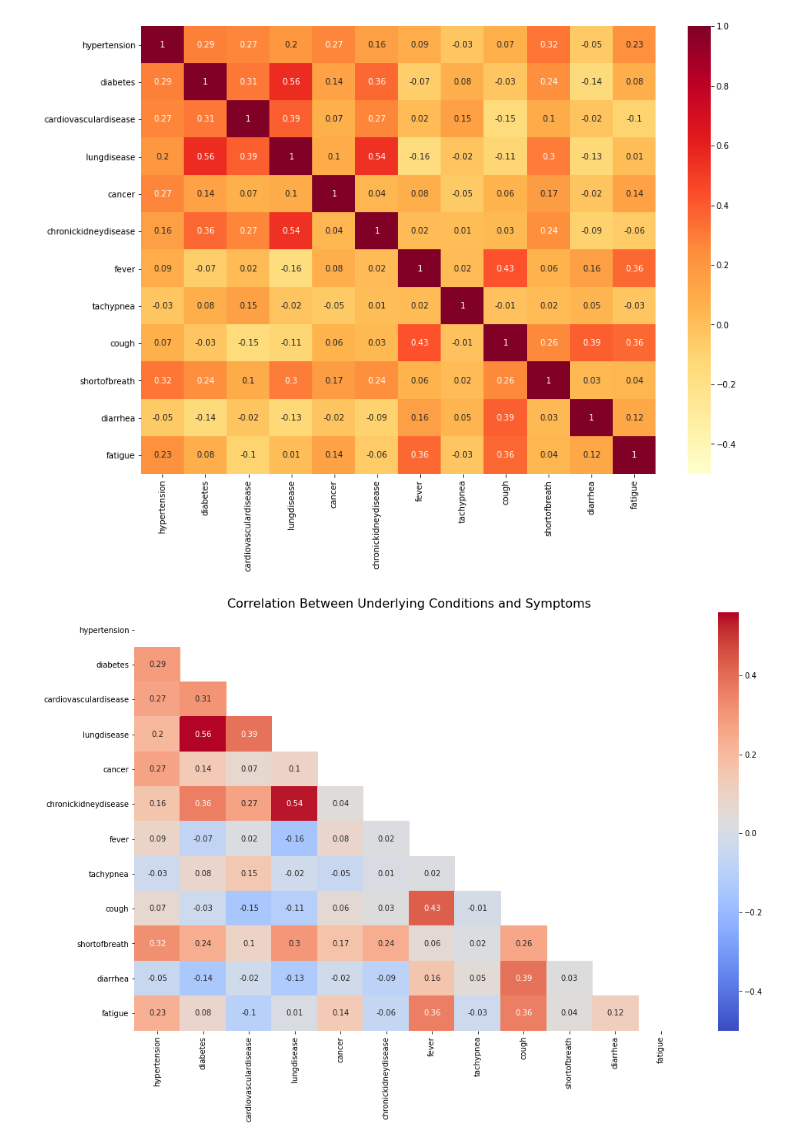
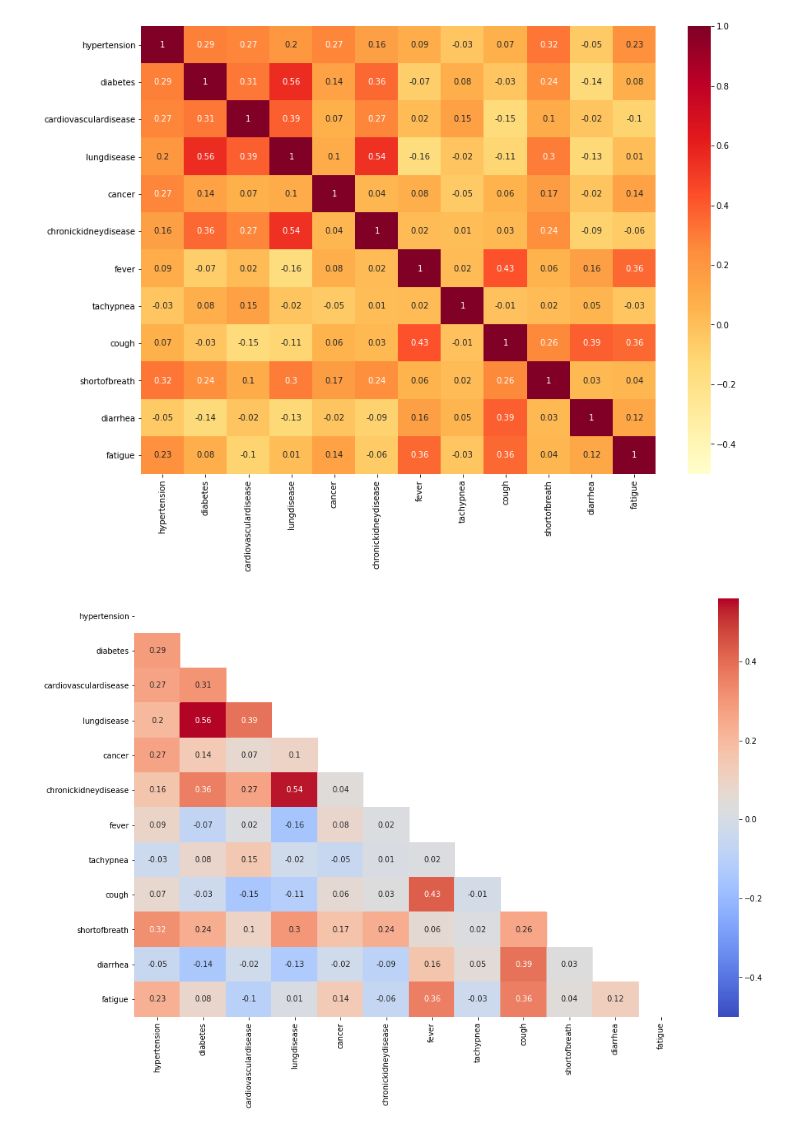
Before and after one commit to stellakk75/COVID-19RiskCalc, a Jupyter notebook: Clean_Analysis/MachineLearningQ3.ipynb, the cells around one changed output. Saved outputs shown, nothing was run; the diff lists cells and outputs as text; code cells hidden in the pictures.

```diff
--- a/Clean_Analysis/MachineLearningQ3.ipynb
+++ b/Clean_Analysis/MachineLearningQ3.ipynb
@@ -84,8 +66,8 @@ sns.heatmap(corr, annot=True, vmin=-0.5, cmap="YlOrRd")
 # %%
 plt.figure(figsize=(16, 10))
 mask = np.triu(np.ones_like(factors.corr(), dtype=np.bool))
 heatmap = sns.heatmap(corr, mask=mask, annot=True, vmin=-0.5, cmap="coolwarm")
-heatmap.set_title('Correlation Between Underlying Conditions and Symptoms',fontdict={'fontsize':16})
-plt.savefig('../static/pltImages/correlationMatrix.png')
+# heatmap.set_title('Correlation Between Underlying Conditions and Symptoms',fontdict={'fontsize':16})
+plt.savefig('../static/images/correlationmatrix.png')
 # %% [output]
-[figure, old version]
+[figure, new version]
```
Also changed, not shown: parts of 2 cells of this notebook, 18 other files.
